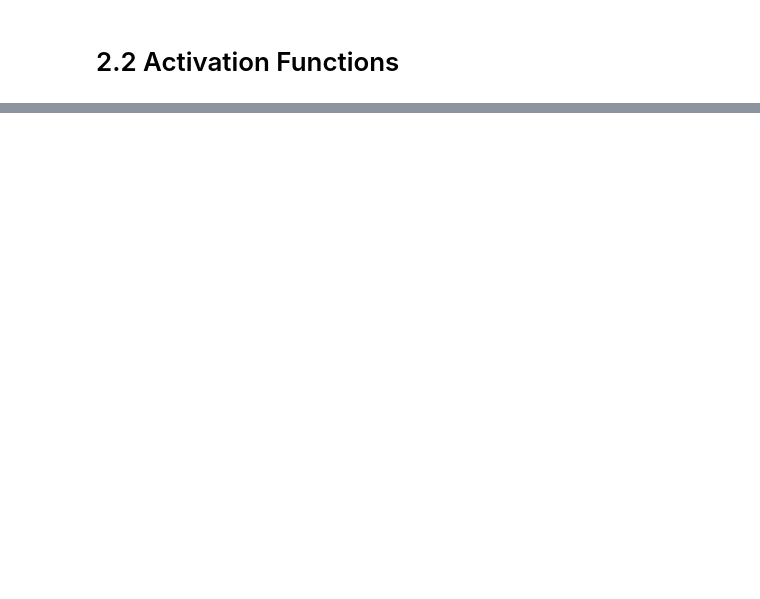
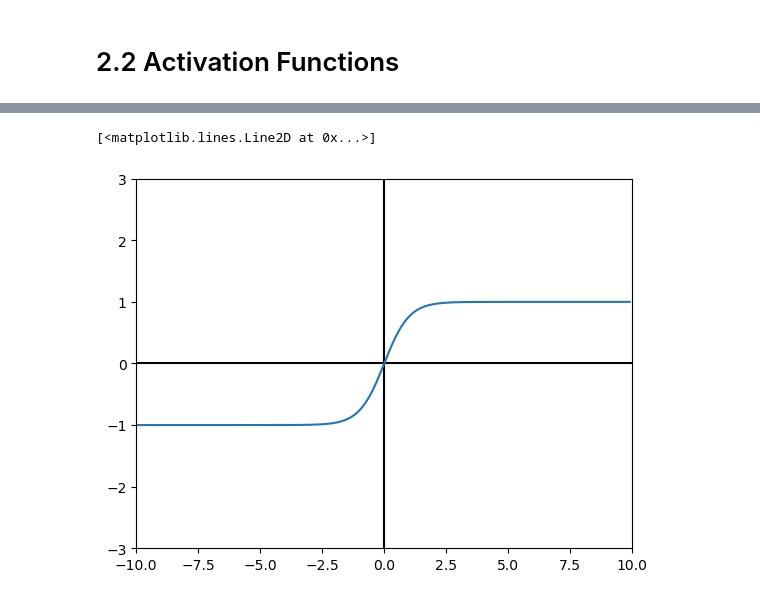
Before and after one commit to willkhoza/deeplearningtheory, a Jupyter notebook: 2.2 Activation Functions.ipynb, the cells around one changed output, grey strips where cells are left out. Cells and saved outputs as stored; diff of their text form; code cells hidden in the pictures; blank space fills up the shorter version.

```diff
--- a/2.2 Activation Functions.ipynb
+++ b/2.2 Activation Functions.ipynb
@@ -23,0 +46,5 @@ plot_activation(sigmoid)
+# %%
+plot_activation(tanh)
+# %% [output]
+[<matplotlib.lines.Line2D at 0x...>]
+[figure, added]
```
Also changed, not shown: parts of 6 cells of this notebook.
